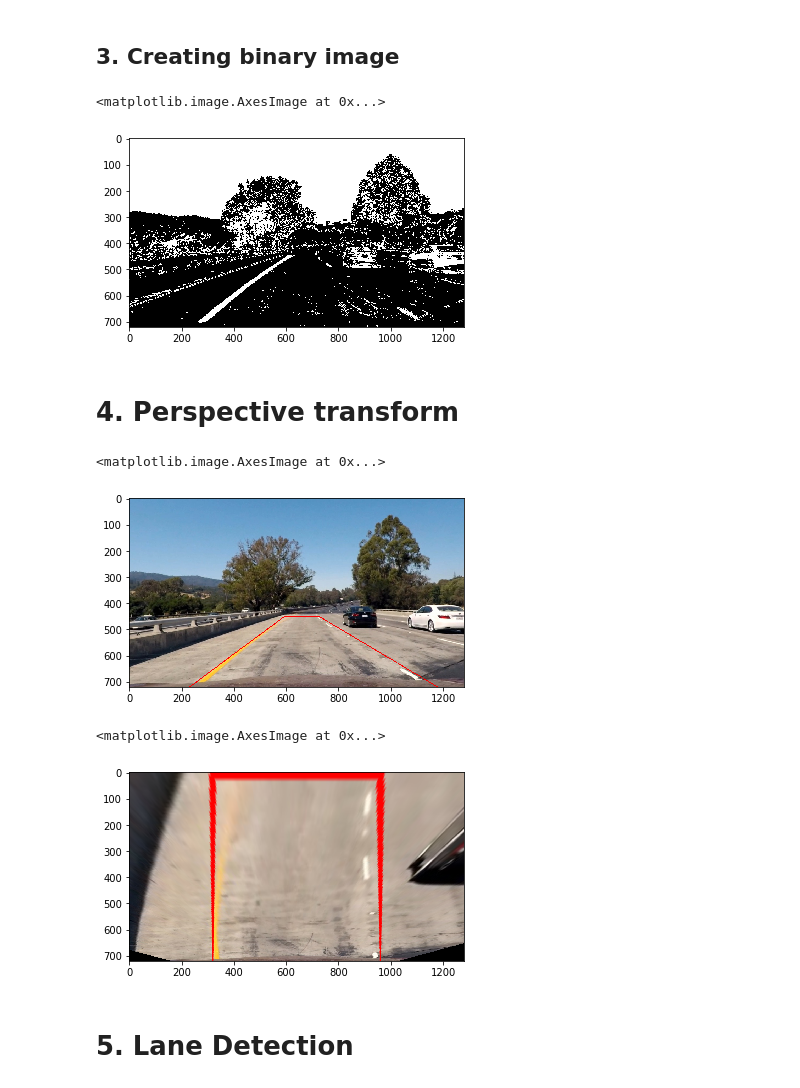
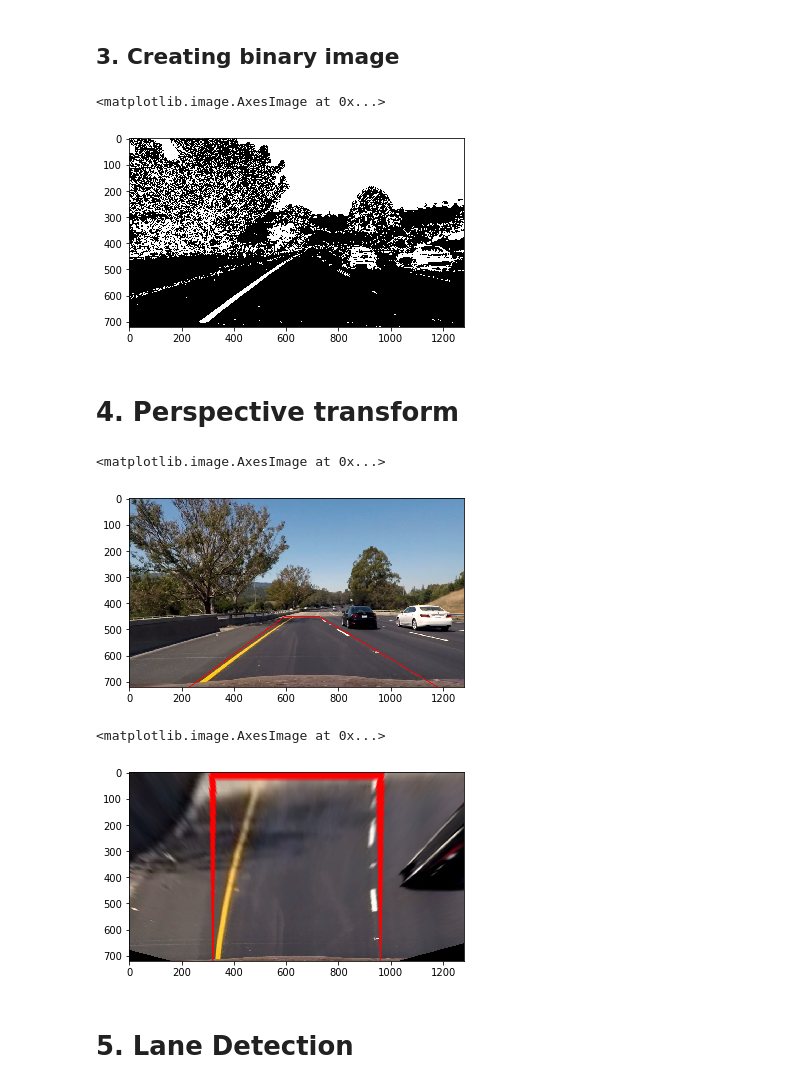
Before and after one commit to DataShrimp/CarND-Advanced-Lane-Lines, a Jupyter notebook: solution.ipynb, the cells around one changed output. Drawn from its saved outputs; the diff is of its cells as text; code cells hidden in the pictures.

```diff
--- a/solution.ipynb
+++ b/solution.ipynb
@@ -81,7 +81,7 @@ cv2.destroyAllWindows()
 # %%
 # sobel operation
 def abs_sobel_thresh(img, orient='x', sobel_kernel=3, thresh=(0, 255)):
-    gray = cv2.cvtColor(img, cv2.COLOR_BGR2GRAY)
+    gray = cv2.cvtColor(img, cv2.COLOR_RGB2GRAY)
     if orient=='x':
         sobel = cv2.Sobel(gray, cv2.CV_64F, 1, 0)
     else:
@@ -122,22 +122,23 @@ def hls_thresh(image, thresh=(0,255)):
     color_binary[(S>=thresh[0])&(S<=thresh[1])] = 1
     return color_binary
 # %%
-img = cv2.imread('output_images/test1.jpg')
+fname = "output_images/test6.jpg"
+img = cv2.imread(fname)
 img = cv2.cvtColor(img, cv2.COLOR_BGR2RGB)
 
 gradx = abs_sobel_thresh(img, 'x', 5, (20, 100))
 grady = abs_sobel_thresh(img, 'y', 5, (20, 100))
 mag_binary = mag_thresh(img, 9, (30, 100))
 dir_binary = dir_thresh(img, 15, (0.7, 1.3))
 color_binary = hls_thresh(img, (90, 255))
 
 # combine together
 combined = np.zeros_like(color_binary)
 combined[((gradx==1)&(grady==1)) | ((mag_binary==1)&(dir_binary==1)) | color_binary==1] = 1
 plt.imshow(combined, cmap='gray')
 # %% [output]
 <matplotlib.image.AxesImage at 0x...>
-[figure, old version]
+[figure, new version]
 # %% [markdown]
 # 4. Perspective transform
 # %%
@@ -149,7 +150,7 @@ cv2.line(img, vertices[3], vertices[0], (255,0,0), 2)
 plt.imshow(img)
 # %% [output]
 <matplotlib.image.AxesImage at 0x...>
-[figure, old version]
+[figure, new version]
 # %%
 dst = [(320,720),(320,0),(960,0),(960,720)]
 img_size = (img.shape[1], img.shape[0])
@@ -158,6 +159,6 @@ warped = cv2.warpPerspective(img, M, img_size, cv2.INTER_LINEAR)
 plt.imshow(warped)
 # %% [output]
 <matplotlib.image.AxesImage at 0x...>
-[figure, old version]
+[figure, new version]
 # %% [markdown]
 # 5. Lane Detection
```
Also changed, not shown: parts of 10 cells of this notebook, 8 other files.
